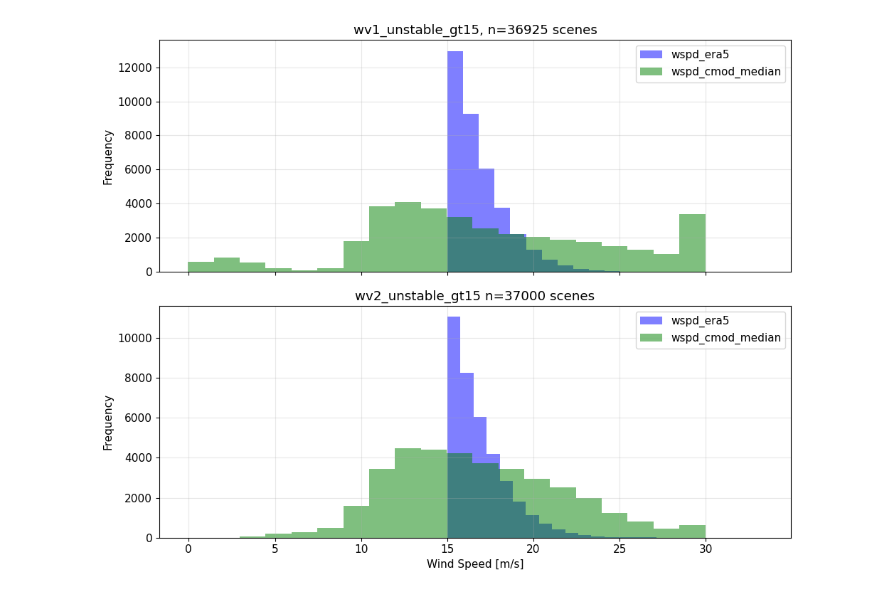
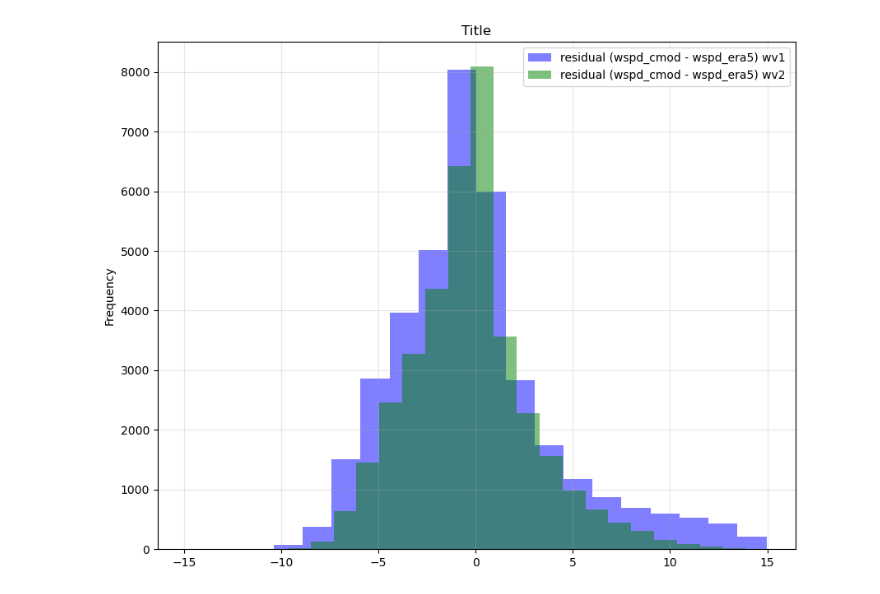
Before and after one commit to guin0x/msc-thesis, a Jupyter notebook: third_notebook.ipynb, the cells around one changed output. Saved outputs shown, nothing was run; the diff lists cells and outputs as text; code cells hidden in the pictures.

```diff
--- a/third_notebook.ipynb
+++ b/third_notebook.ipynb
@@ -11,7 +15,6 @@ from scipy import stats
 # %%
-SAR_data_path = Path('SAR_data')
-all_datasets = glob(str(SAR_data_path / '*.nc'))
+# df_wv1_unstable_gt15.to_parquet(processed_data_path / 'wv1_unstable_gt15_cmodv2.parquet')
+# df_wv2_unstable_gt15.to_parquet(processed_data_path / 'wv2_unstable_gt15_cmodv2.parquet')
 
-processed_data_path = Path("processed_data")
-df_wv1_unstable_gt15 = pd.read_parquet(processed_data_path / 'wv1_unstable_gt15.parquet')
-df_wv2_unstable_gt15 = pd.read_parquet(processed_data_path / 'wv2_unstable_gt15.parquet')
+df_wv1_unstable_gt15 = pd.read_parquet(processed_data_path / 'wv1_unstable_gt15_cmodv3.parquet')
+df_wv2_unstable_gt15 = pd.read_parquet(processed_data_path / 'wv2_unstable_gt15_cmodv3.parquet')
@@ -140,26 +49,14 @@ Index(['value', 'wm_type', 'lonlat_center', 'tif_path', 'process_status',
 # %%
 # Create a figure with two subplots stacked vertically
-fig, (ax1, ax2) = plt.subplots(2, 1, figsize=(10, 8), sharex=True)
+fig, ax1  = plt.subplots(1, 1, figsize=(10, 8), sharex=True)
 
 # Plot first dataset (df_wv1_unstable_gt15) on top subplot
-ax1.hist(df_wv1_unstable_gt15["wspd"], bins=20, alpha=0.5, label="wspd_era5", color="blue")
-ax1.hist(df_wv1_unstable_gt15["wspd_cmod_median"], bins=20, alpha=0.5, label="wspd_cmod_median", color="green")
-ax1.set_title(f"wv1_unstable_gt15, n={len(df_wv1_unstable_gt15)} scenes")
+ax1.hist(df_wv1_unstable_gt15["residual"], bins=20, alpha=0.5, label="residual (wspd_cmod - wspd_era5) wv1", color="blue")
+ax1.hist(df_wv2_unstable_gt15["residual"], bins=20, alpha=0.5, label="residual (wspd_cmod - wspd_era5) wv2",
+          color="green")
+ax1.set_title(f"Title")
 ax1.set_ylabel("Frequency")
 ax1.legend()
 ax1.grid(alpha=0.3)
-
-# Plot second dataset (df_wv2_unstable_gt15) on bottom subplot
-ax2.hist(df_wv2_unstable_gt15["wspd"], bins=20, alpha=0.5, label="wspd_era5", color="blue")
-ax2.hist(df_wv2_unstable_gt15["wspd_cmod_median"], bins=20, alpha=0.5, label="wspd_cmod_median", color="green")
-ax2.set_title(f"wv2_unstable_gt15 n={len(df_wv2_unstable_gt15)} scenes")
-ax2.set_xlabel("Wind Speed [m/s]")
-ax2.set_ylabel("Frequency")
-ax2.legend()
-ax2.grid(alpha=0.3)
-
-# Adjust layout to prevent overlap
-plt.tight_layout()
-plt.show()
 # %% [output]
-[figure, old version]
+[figure, new version]
```
Also changed, not shown: parts of 14 cells of this notebook, 9 other files.
